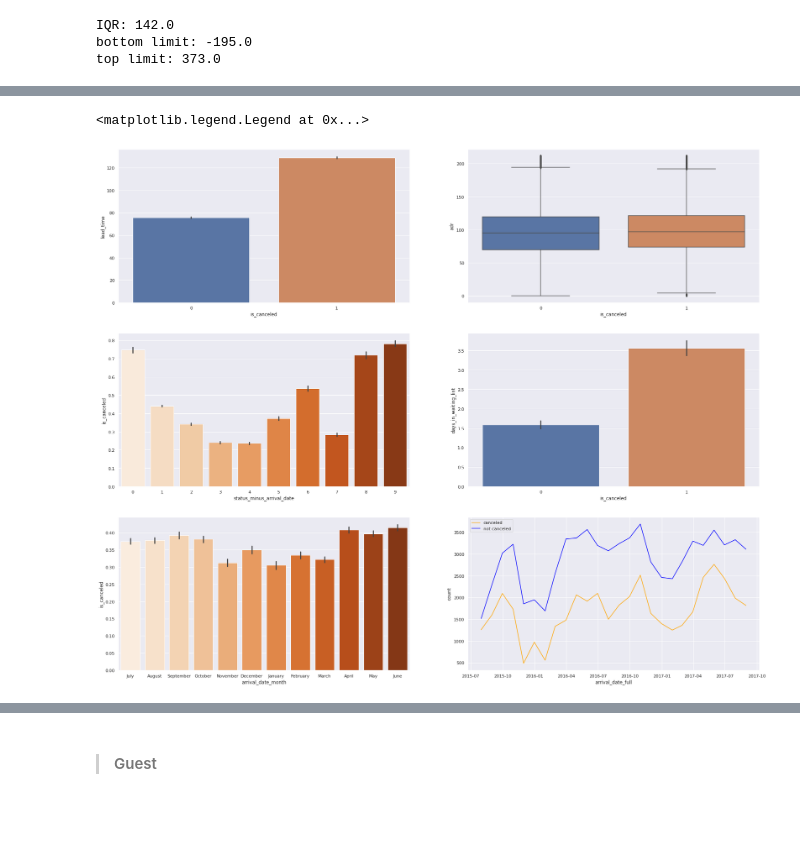
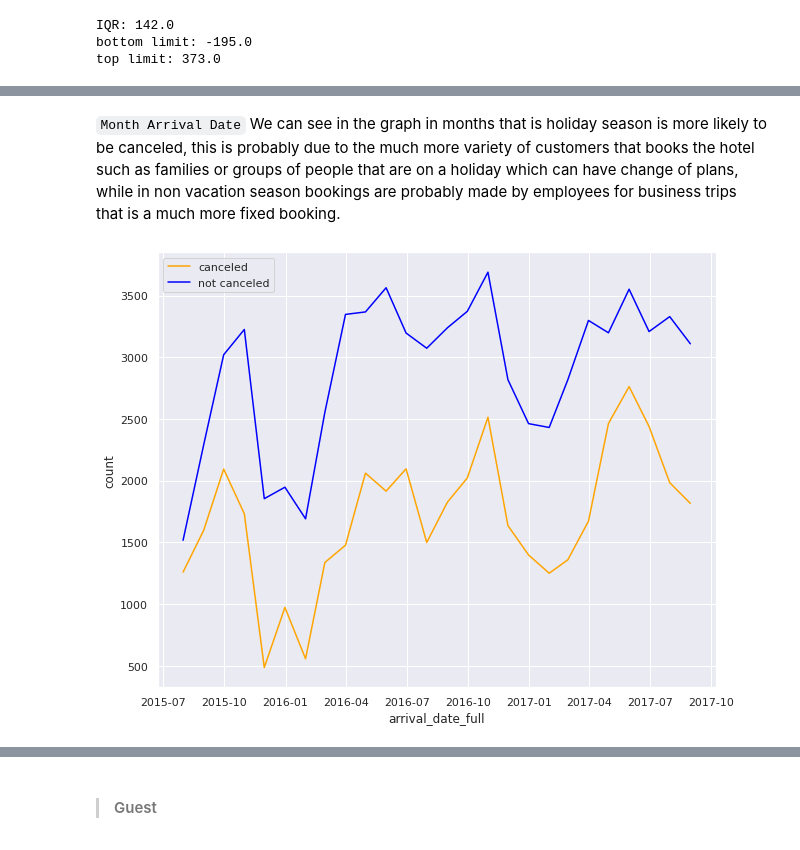
Before and after one commit to jmsxngl/Hotel-Bookings, a Jupyter notebook: Final_Project_Purwadhika.ipynb, the cells around one changed output, grey strips where cells are left out. Cells and saved outputs as stored; diff of their text form; code cells hidden in the pictures; blank space fills up the shorter version.

```diff
--- a/Final_Project_Purwadhika.ipynb
+++ b/Final_Project_Purwadhika.ipynb
@@ -395,37 +432,23 @@ df.loc[df["lead_time"]>373, 'lead_time'] = 104
+# %% [markdown]
+`Month Arrival Date` We can see in the graph in months that is holiday season is more likely to be canceled, this is probably due to the much more variety of customers that books the hotel such as families or groups of people that are on a holiday which can have change of plans, while in non vacation season bookings are probably made by employees for business trips that is a much more fixed booking.
 # %%
-fig, axes = plt.subplots(3,2, figsize=(30,25))
-
-#Lead time for cancelation
-sns.barplot(ax=axes[0,0], x=df['is_canceled'], y=df['lead_time'])
-
-#Average daily rate that is more likely to cancel
-sns.boxplot(ax=axes[0,1], x='is_canceled', y='adr', data=df);
-
-#Status minus arrival date time for canceling
-sns.barplot(ax=axes[1,0], x=df['status_minus_arrival_date'], y=df['is_canceled'], palette='Oranges')
-
-#Days in waiting list
-sns.barplot(ax=axes[1,1], x=df['is_canceled'], y=df['days_in_waiting_list'])
-
-#Month effect on cancelation
-sns.barplot(ax=axes[2,0], x=df['arrival_date_month'], y=df['is_canceled'], palette='Oranges')
-
-# Created a dataframe of canceled bookings for plotting purposes
+# created a dataframe of canceled bookings for plotting purposes
 canceled = df[df['is_canceled']==1][['arrival_date_full']]
 canceled.set_index('arrival_date_full', inplace=True)
 canceled['count'] = 1
 canceled=canceled.resample('M').sum()
 
-# Created a dataframe of not canceled bookings for plotting purposes
+# created a dataframe of not canceled bookings for plotting purposes
 not_canceled = df[df['is_canceled']==0][['arrival_date_full']]
 not_canceled.set_index('arrival_date_full', inplace=True)
 not_canceled['count'] = 1
 not_canceled=not_canceled.resample('M').sum()
 
-# Visualizing the number of canceled and not canceled bookings by date:
-sns.lineplot(ax=axes[2,1], x=canceled.index, y=canceled['count'], color='orange')
-sns.lineplot(ax=axes[2,1], x=not_canceled.index, y=not_canceled['count'], color='blue')
+# visualizing the number of canceled and not canceled bookings by date
+plt.figure(figsize=(10,8))
+sns.lineplot(x=canceled.index, y=canceled['count'], color='orange')
+sns.lineplot(x=not_canceled.index, y=not_canceled['count'], color='blue')
 plt.legend(['canceled', 'not canceled'])
+plt.show()
 # %% [output]
-<matplotlib.legend.Legend at 0x...>
-[figure, old version]
+[figure, new version]
```
Also changed, not shown: parts of 70 cells of this notebook, 1 other file.
